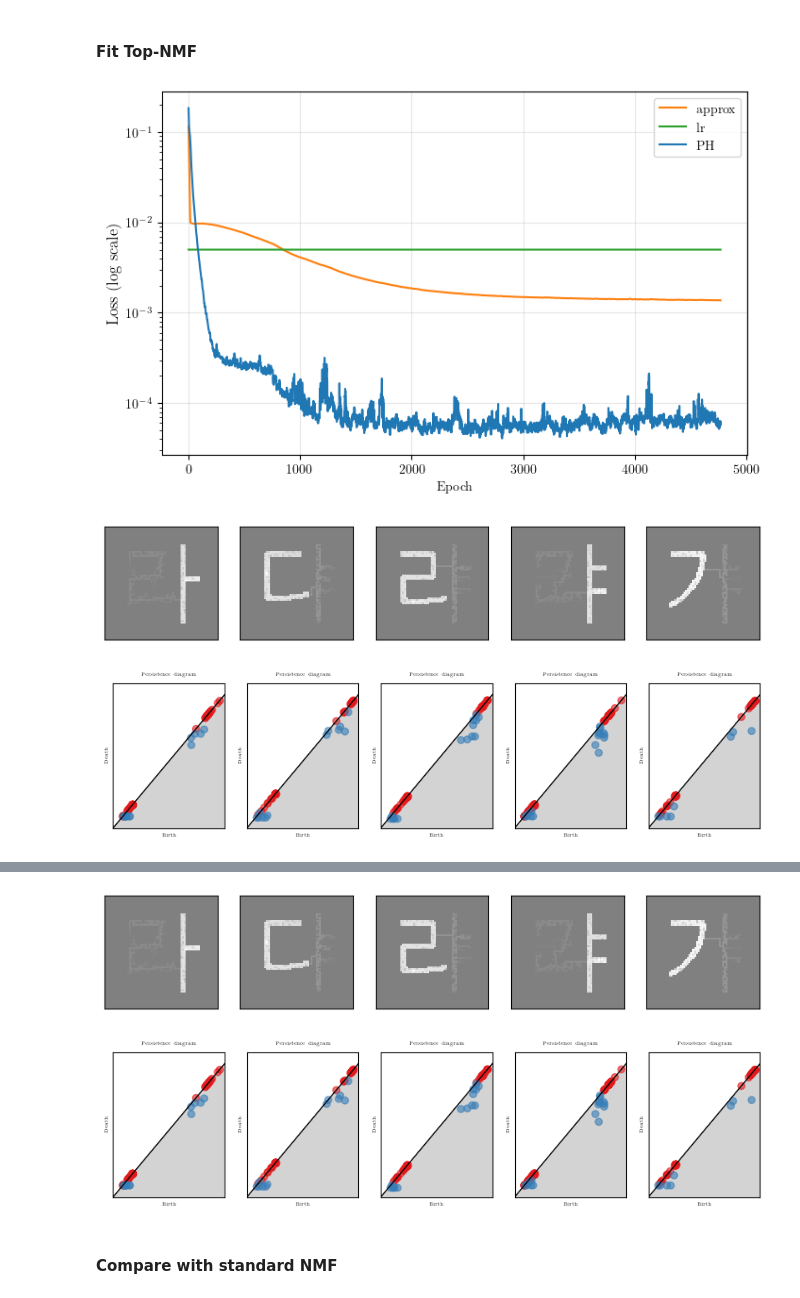
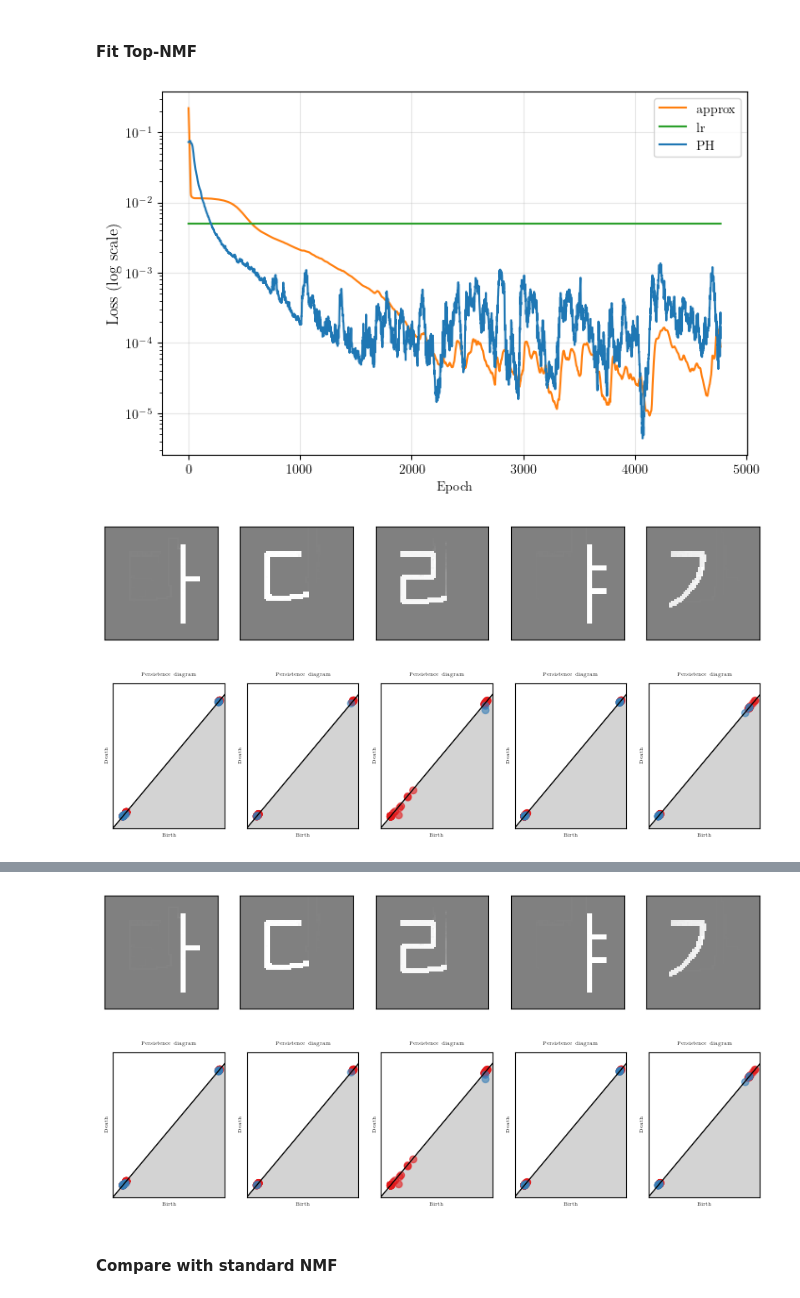
Before and after one commit to shizuo-kaji/TopNMF, a Jupyter notebook: notebook/2DImage.ipynb, the cells around one changed output, grey strips where cells are left out. Cells and saved outputs as stored; diff of their text form; code cells hidden in the pictures.

```diff
--- a/notebook/2DImage.ipynb
+++ b/notebook/2DImage.ipynb
@@ -446,7 +490,7 @@ Generated 6 images, shape: (6, 64, 64)
 # %%
 # Binarize and add random intensity variation
 X_hangul = (images_array > 127).astype(np.float32)
-X_hangul *= np.random.uniform(low=0.5, high=1.0, size=X_hangul.shape)
+#X_hangul *= np.random.uniform(low=0.5, high=1.0, size=X_hangul.shape)
 
 n_components_hangul = 5
 data_dims_hangul = X_hangul.shape[1:]  # (64, 64)
@@ -480,34 +524,34 @@ model_hangul = TopologicalNMF(
     use_embedding=False,
     #recon_loss="wasserstein",
 )
 
 monitor_hangul = FitMonitor(
     show=["loss", "basis", "PH"],
     interval=10,
     grid=(1, 5),
     PHmode="V",
     superlevel=True,
 )
 
 # Flatten spatial dims for NMF: (n_samples, n_features)
 X_hangul_flat = X_hangul.reshape(X_hangul.shape[0], -1)
 
 model_hangul.fit(
     X_hangul_flat,
     n_iterations=5000,
     lr=0.005,
     PH_dims=[0],
     lambda_top=0.7,
-    weight_decay=0.2,
+    weight_decay=0,
     verbose=True,
     target_diagrams=target_diagrams_hangul,
     init_method="nndsvda",
     monitor=monitor_hangul,
 )
 
 V_hangul = model_hangul.V.detach().cpu().numpy()
 print(f"Final reconstruction loss: {model_hangul.losses['approx'][-1]:.4f}")
 # %% [output]
-[figure, old version]
+[figure, new version]
 [figure]
-[figure, old version]
+[figure, new version]
@@ -516,5 +560,5 @@ Final reconstruction loss: 0.0014
 [figure]
-[figure, old version]
+[figure, new version]
 # %% [markdown]
 #### Compare with standard NMF
 # %%
```
Also changed, not shown: parts of 13 cells of this notebook, 2 other files.
